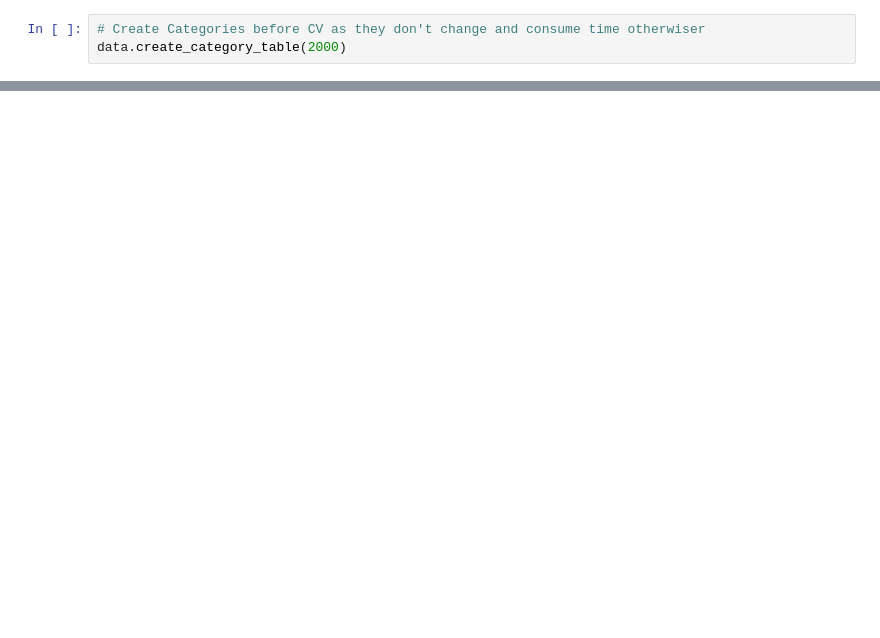
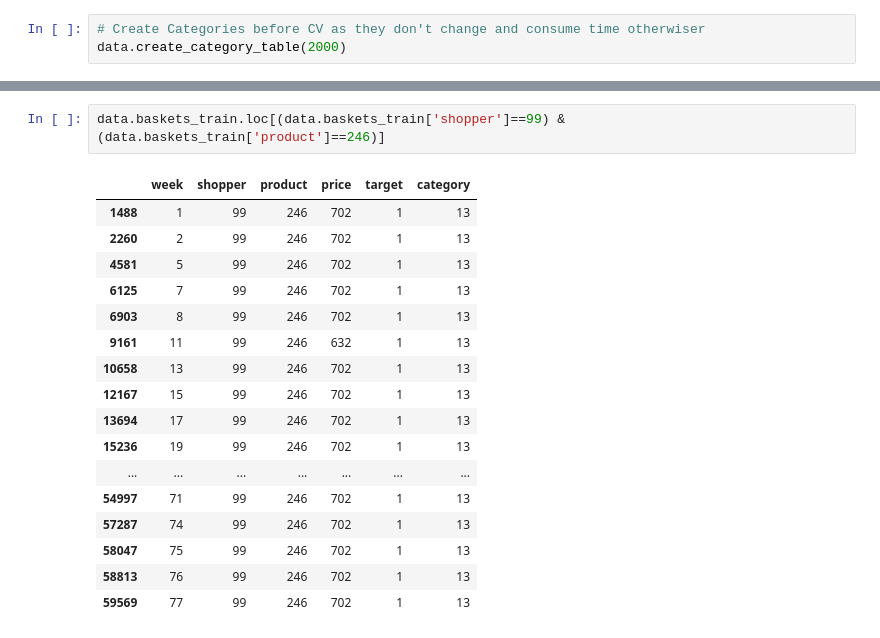
Before and after one commit to uhdang/mlim_group_3_final_assignment, a Jupyter notebook: project/train_cv.ipynb, the cells around one changed output, grey strips where cells are left out. Cells and saved outputs as stored; diff of their text form; blank space fills up the shorter version.

```diff
--- a/project/train_cv.ipynb
+++ b/project/train_cv.ipynb
@@ -51,0 +107,20 @@ See the caveats in the documentation: https://pandas.pydata.org/pandas-docs/stab
+# %%
+data.baskets_train.loc[(data.baskets_train['shopper']==99) & (data.baskets_train['product']==246)]
+# %% [output]
+|  | week | shopper | product | price | target | category |
+| 1488 | 1 | 99 | 246 | 702 | 1 | 13 |
+| 2260 | 2 | 99 | 246 | 702 | 1 | 13 |
+| 4581 | 5 | 99 | 246 | 702 | 1 | 13 |
+| 6125 | 7 | 99 | 246 | 702 | 1 | 13 |
+| 6903 | 8 | 99 | 246 | 702 | 1 | 13 |
+| 9161 | 11 | 99 | 246 | 632 | 1 | 13 |
+| 10658 | 13 | 99 | 246 | 702 | 1 | 13 |
+| 12167 | 15 | 99 | 246 | 702 | 1 | 13 |
+| 13694 | 17 | 99 | 246 | 702 | 1 | 13 |
+| 15236 | 19 | 99 | 246 | 702 | 1 | 13 |
+| ... | ... | ... | ... | ... | ... | ... |
+| 54997 | 71 | 99 | 246 | 702 | 1 | 13 |
+| 57287 | 74 | 99 | 246 | 702 | 1 | 13 |
+| 58047 | 75 | 99 | 246 | 702 | 1 | 13 |
+| 58813 | 76 | 99 | 246 | 702 | 1 | 13 |
+| 59569 | 77 | 99 | 246 | 702 | 1 | 13 |
```
Also changed, not shown: parts of 11 cells of this notebook.
